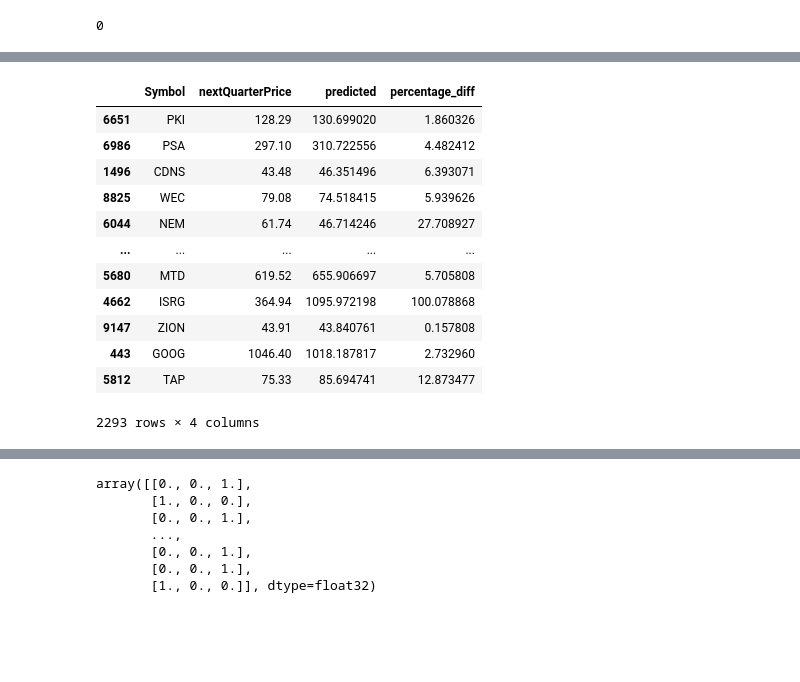
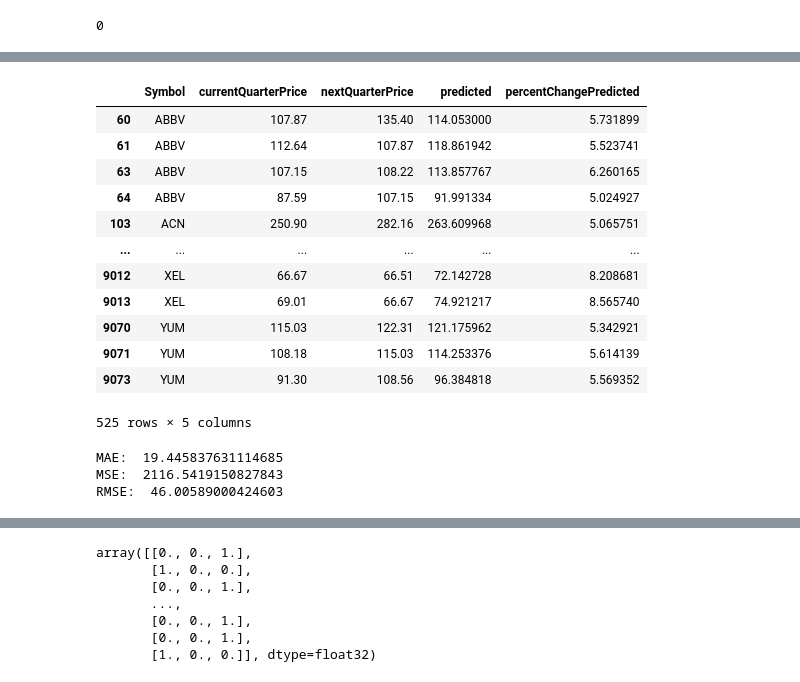
Before and after one commit to rtshinta/StockMarket, a Jupyter notebook: stock_market_analysis.ipynb, the cells around one changed output, grey strips where cells are left out. Saved outputs shown, nothing was run; the diff lists cells and outputs as text; code cells hidden in the pictures; blank space fills up the shorter version.

```diff
--- a/stock_market_analysis.ipynb
+++ b/stock_market_analysis.ipynb
@@ -158,7 +178,7 @@ len(historical_data)
 # %%
 # get current quarter prices, add to dataframe
 for i in range(len(historical_data)):
-    print(i)
+    #print(i)
     date = historical_data.iloc[i]['fiscalDateEnding']
     sym = historical_data.iloc[i]['Symbol']
     company_price = monthly_prices[(monthly_prices['Date'] == date) & (monthly_prices['Symbol'] == sym)]
@@ -179,8 +199,8 @@ for i in range(len(historical_data)):
                 if len(str(month)) == 1:
                     month = '0' + str(month)
                 year_month = str(year) + '-' + str(month)
-                print(year_month)
+                #print(year_month)
                 company_price = monthly_prices[monthly_prices['Symbol'] == sym]
                 company_price = company_price[company_price['Date'].str.contains(year_month, regex = False) == True]
     historical_data.at[i, 'currentQuarterPrice'] = company_price.iloc[0]['close']
-    clear_output(wait = True)
+    #clear_output(wait = True)
@@ -188,0 +223,3 @@ for i in range(len(historical_data)):
+# %%
+historical_data = historical_data.drop('prevPercentChange', axis = 1)
+historical_data
@@ -225,0 +305,6 @@ historical_data
+# %%
+index = []
+for i in range(len(historical_data)):
+    if math.isnan(historical_data.iloc[i]['nextQuarterPrice']):
+        index.append(i)
+historical_data.iloc[index]
@@ -370,11 +517,17 @@ len(correlation)
 # %%
 # Linear Regression
 df = historical_data
+X_training_index = df[df['fiscalDateEnding'] < '2020-09-30'].index
+X_testing_index = df[df['fiscalDateEnding'] >= '2020-09-30'].index
+y_training_index = df['nextQuarterPrice'][df['fiscalDateEnding'] < '2020-09-30'].index
+y_testing_index = df['nextQuarterPrice'][df['fiscalDateEnding'] >= '2020-09-30'].index
+currentPrice = df['currentQuarterPrice']
 X = df.drop(non_numeric_columns, axis = 1)
 X = X.drop(['nextQuarterPrice', 'percentChange', 'inc_or_dec'], axis = 1)
 X = X.replace('None', np.NaN)
 X = X.astype('float64')
 X = (X - X.mean()) / X.std()
+X['currentQuarterPrice'] = currentPrice
 imp = SimpleImputer(missing_values = np.NaN, strategy='mean')
 newDf = pd.DataFrame(imp.fit_transform(X))
 newDf.columns = X.columns
@@ -383,8 +536,14 @@ X = newDf
 X = X[correlation]
 #column_means = X.mean()
 #X = X.fillna(column_means)
+
 Y = df['nextQuarterPrice']
-X_train, X_test, y_train, y_test = train_test_split(X, Y, test_size = .25)
+#Y = df['percentChange']
+#X_train, X_test, y_train, y_test = train_test_split(X, Y, test_size = .25)
+X_train = X.loc[X_training_index]
+X_test = X.loc[X_testing_index]
+y_train = Y.loc[y_training_index]
+y_test = Y.loc[y_testing_index]
 model = LinearRegression()
 model.fit(X_train, y_train)
 #print(y_test)
@@ -407,24 +566,29 @@ X_test
 # %%
-historical_data.loc[X_test.index, ['Symbol', 'nextQuarterPrice']]
 predicted = model.predict(X_test)
-predicted
-new_df = historical_data.loc[X_test.index, ['Symbol', 'nextQuarterPrice']]
+new_df = historical_data.loc[X_test.index, ['Symbol', 'currentQuarterPrice', 'nextQuarterPrice']]
 new_df['predicted'] = predicted
-new_df['percentage_diff'] = (abs(new_df['predicted'] - new_df['nextQuarterPrice']) / ((new_df['predicted'] + new_df['nextQuarterPrice']) / 2)) * 100
-#new_df[abs(new_df['predicted'] - new_df['nextQuarterPrice']) < 8]
-new_df[new_df['percentage_diff'] < 5]
-new_df
+new_df['percentChangePredicted'] = ((new_df['predicted'] - new_df['currentQuarterPrice']) / new_df['currentQuarterPrice']) * 100
+new_df[new_df['percentChangePredicted'] > 5]
 # %% [output]
-|  | Symbol | nextQuarterPrice | predicted | percentage_diff |
-| 6651 | PKI | 128.29 | 130.699020 | 1.860326 |
-| 6986 | PSA | 297.10 | 310.722556 | 4.482412 |
-| 1496 | CDNS | 43.48 | 46.351496 | 6.393071 |
-| 8825 | WEC | 79.08 | 74.518415 | 5.939626 |
-| 6044 | NEM | 61.74 | 46.714246 | 27.708927 |
-| ... | ... | ... | ... | ... |
-| 5680 | MTD | 619.52 | 655.906697 | 5.705808 |
-| 4662 | ISRG | 364.94 | 1095.972198 | 100.078868 |
-| 9147 | ZION | 43.91 | 43.840761 | 0.157808 |
-| 443 | GOOG | 1046.40 | 1018.187817 | 2.732960 |
-| 5812 | TAP | 75.33 | 85.694741 | 12.873477 |
+|  | Symbol | currentQuarterPrice | nextQuarterPrice | predicted | percentChangePredicted |
+| 60 | ABBV | 107.87 | 135.40 | 114.053000 | 5.731899 |
+| 61 | ABBV | 112.64 | 107.87 | 118.861942 | 5.523741 |
+| 63 | ABBV | 107.15 | 108.22 | 113.857767 | 6.260165 |
+| 64 | ABBV | 87.59 | 107.15 | 91.991334 | 5.024927 |
+| 103 | ACN | 250.90 | 282.16 | 263.609968 | 5.065751 |
+| ... | ... | ... | ... | ... | ... |
+| 9012 | XEL | 66.67 | 66.51 | 72.142728 | 8.208681 |
+| 9013 | XEL | 69.01 | 66.67 | 74.921217 | 8.565740 |
+| 9070 | YUM | 115.03 | 122.31 | 121.175962 | 5.342921 |
+| 9071 | YUM | 108.18 | 115.03 | 114.253376 | 5.614139 |
+| 9073 | YUM | 91.30 | 108.56 | 96.384818 | 5.569352 |
-2293 rows × 4 columns
+525 rows × 5 columns
+# %%
+# metrics for Linear Regression Model
+print('MAE: ', metrics.mean_absolute_error(y_test, predicted))
+print('MSE: ', metrics.mean_squared_error(y_test, predicted))
+print('RMSE: ', np.sqrt(metrics.mean_squared_error(y_test, predicted)))
+# %% [output]
+MAE:  19.445837631114685
+MSE:  2116.5419150827843
+RMSE:  46.00589000424603
```
Also changed, not shown: parts of 28 cells of this notebook, 7 other files.
